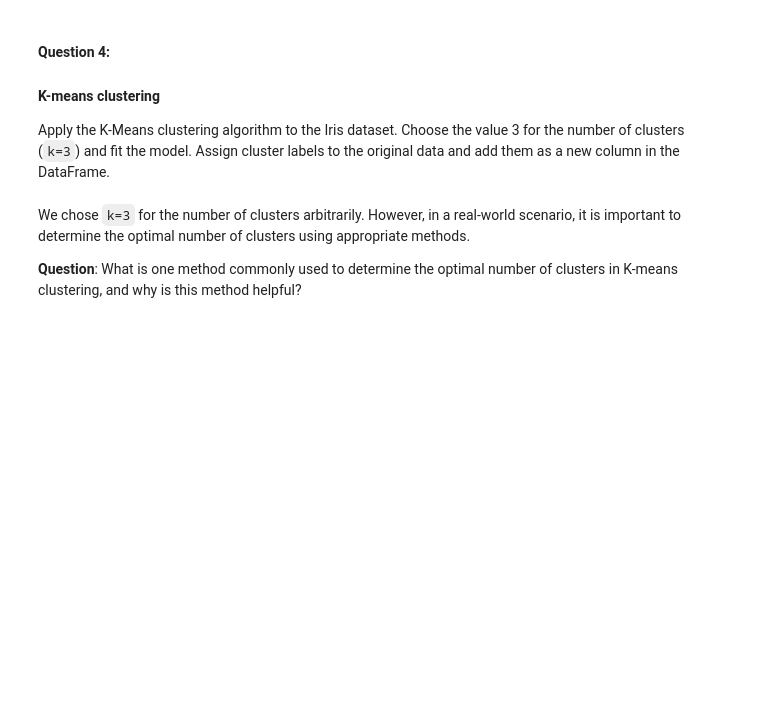
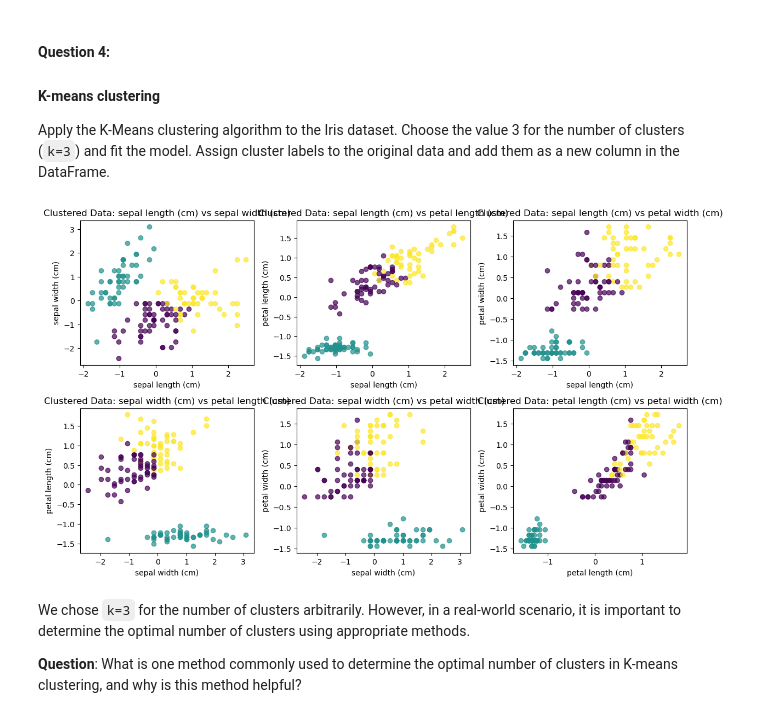
Before and after one commit to UofT-DSI/applying_statistical_concepts, a Jupyter notebook: 02_activities/assignments/assignment_3.ipynb, the cells around one changed output. Drawn from its saved outputs; the diff is of its cells as text; code cells hidden in the pictures; blank space fills up the shorter version.

```diff
--- a/02_activities/assignments/assignment_3.ipynb
+++ b/02_activities/assignments/assignment_3.ipynb
@@ -125,13 +159,17 @@ Why is it important to standardize the features of a dataset before applying clu
 
 Apply the K-Means clustering algorithm to the Iris dataset. Choose the value 3 for the number of clusters (`k=3`) and fit the model. Assign cluster labels to the original data and add them as a new column in the DataFrame.
 # %%
-# Your answer...
+#perform K -means clustering with k =3
+kmeans = KMeans(n_clusters=3, random_state=0)
+clusters = kmeans.fit(scaled_iris_df)
 
-clustered_iris_data = 🤷‍♂️
+scaled_iris_df['Cluster'] = clusters.labels_
 
 
 # Use the helper function to plot scatter plots, colored by cluster labels
-plot_feature_pairs(clustered_iris_data, feature_names, color_labels=clustered_iris_data['Cluster'], title_prefix='Clustered Data: ')
+plot_feature_pairs(scaled_iris_df, feature_names, color_labels=scaled_iris_df['Cluster'], title_prefix='Clustered Data: ')
+# %% [output]
+[figure, added]
 # %% [markdown]
 We chose `k=3` for the number of clusters arbitrarily. However, in a real-world scenario, it is important to determine the optimal number of clusters using appropriate methods.
 
```
Also changed, not shown: parts of 11 cells of this notebook.
